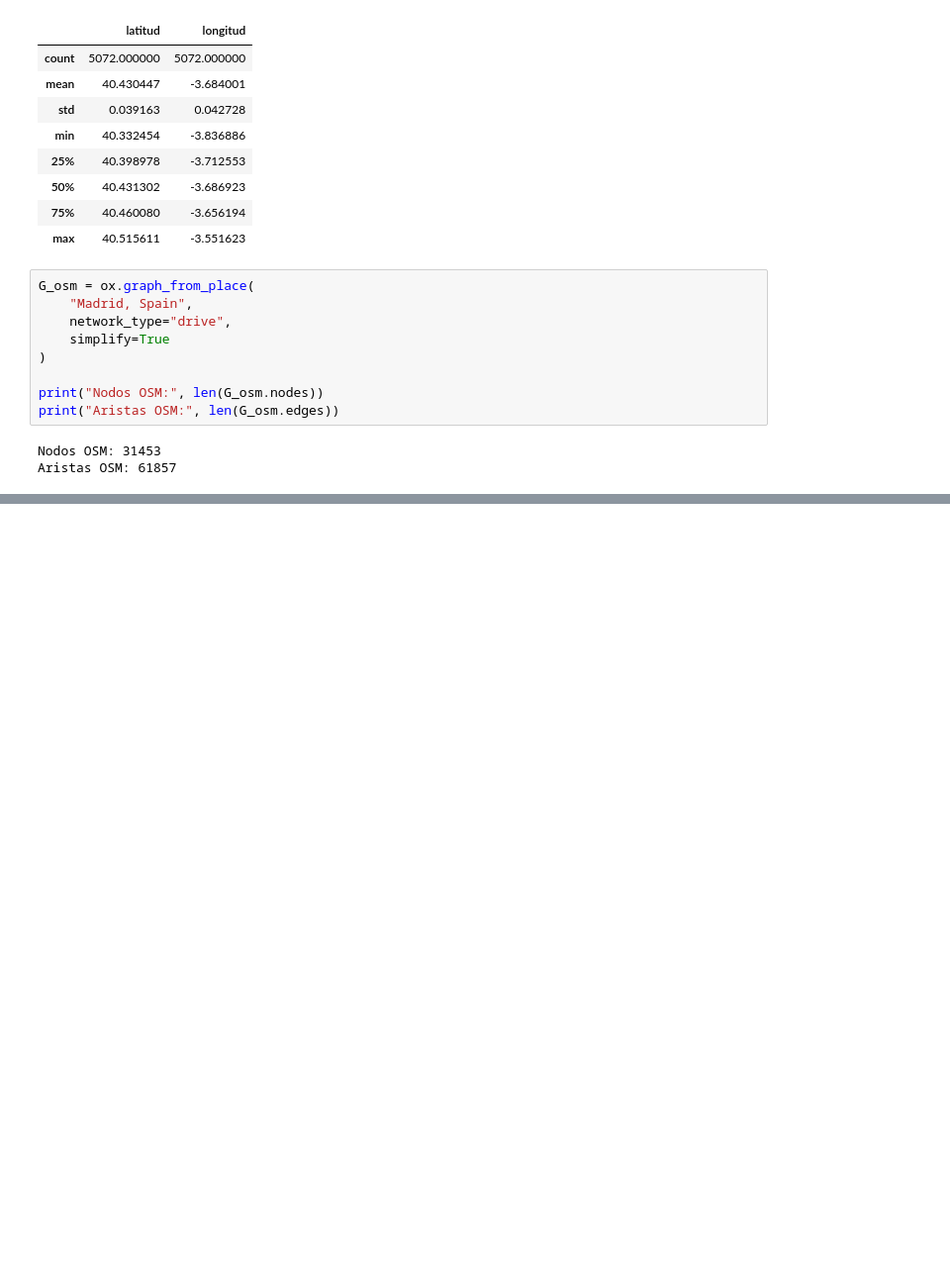
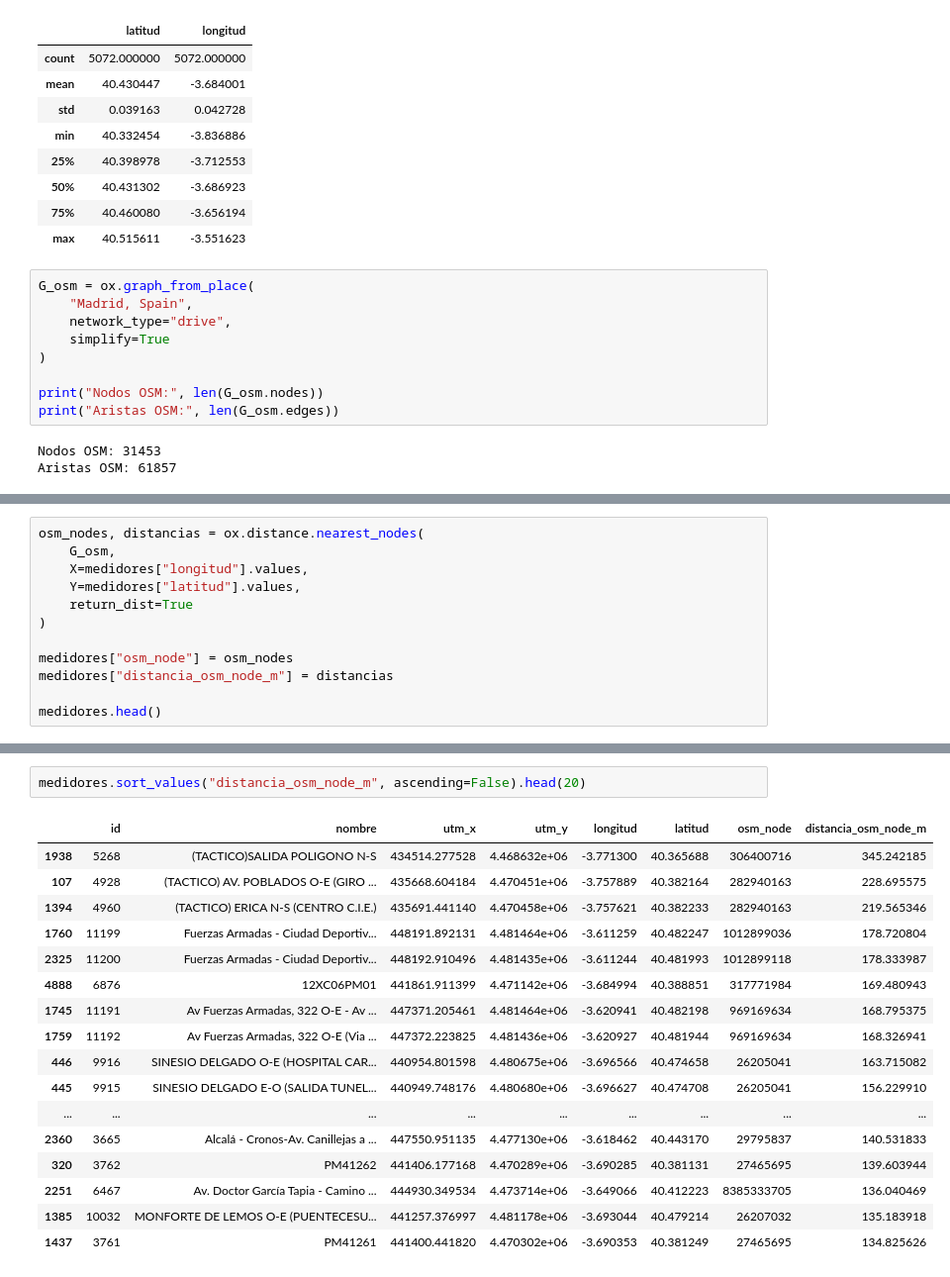
Before and after one commit to claudiaalozano/Movilidad_inteligente_madrid, a Jupyter notebook: grafo/grafo_puntos_medidore.ipynb, the cells around one changed output, grey strips where cells are left out. Shown at 99% size. Cells and saved outputs as stored; diff of their text form; blank space fills up the shorter version.

```diff
--- a/grafo/grafo_puntos_medidore.ipynb
+++ b/grafo/grafo_puntos_medidore.ipynb
@@ -136,0 +161,12 @@ Aristas OSM: 61857
+# %%
+osm_nodes, distancias = ox.distance.nearest_nodes(
+    G_osm,
+    X=medidores["longitud"].values,
+    Y=medidores["latitud"].values,
+    return_dist=True
+)
+
+medidores["osm_node"] = osm_nodes
+medidores["distancia_osm_node_m"] = distancias
+
+medidores.head()
@@ -136,0 +192,20 @@ Aristas OSM: 61857
+# %%
+medidores.sort_values("distancia_osm_node_m", ascending=False).head(20)
+# %% [output]
+|  | id | nombre | utm_x | utm_y | longitud | latitud | osm_node | distancia_osm_node_m |
+| 1938 | 5268 | (TACTICO)SALIDA POLIGONO N-S | 434514.277528 | 4.468632e+06 | -3.771300 | 40.365688 | 306400716 | 345.242185 |
+| 107 | 4928 | (TACTICO) AV. POBLADOS O-E (GIRO ... | 435668.604184 | 4.470451e+06 | -3.757889 | 40.382164 | 282940163 | 228.695575 |
+| 1394 | 4960 | (TACTICO) ERICA N-S (CENTRO C.I.E.) | 435691.441140 | 4.470458e+06 | -3.757621 | 40.382233 | 282940163 | 219.565346 |
+| 1760 | 11199 | Fuerzas Armadas - Ciudad Deportiv... | 448191.892131 | 4.481464e+06 | -3.611259 | 40.482247 | 1012899036 | 178.720804 |
+| 2325 | 11200 | Fuerzas Armadas - Ciudad Deportiv... | 448192.910496 | 4.481435e+06 | -3.611244 | 40.481993 | 1012899118 | 178.333987 |
+| 4888 | 6876 | 12XC06PM01 | 441861.911399 | 4.471142e+06 | -3.684994 | 40.388851 | 317771984 | 169.480943 |
+| 1745 | 11191 | Av Fuerzas Armadas, 322 O-E - Av ... | 447371.205461 | 4.481464e+06 | -3.620941 | 40.482198 | 969169634 | 168.795375 |
+| 1759 | 11192 | Av Fuerzas Armadas, 322 O-E (Via ... | 447372.223825 | 4.481436e+06 | -3.620927 | 40.481944 | 969169634 | 168.326941 |
+| 446 | 9916 | SINESIO DELGADO O-E (HOSPITAL CAR... | 440954.801598 | 4.480675e+06 | -3.696566 | 40.474658 | 26205041 | 163.715082 |
+| 445 | 9915 | SINESIO DELGADO E-O (SALIDA TUNEL... | 440949.748176 | 4.480680e+06 | -3.696627 | 40.474708 | 26205041 | 156.229910 |
+| ... | ... | ... | ... | ... | ... | ... | ... | ... |
+| 2360 | 3665 | Alcalá - Cronos-Av. Canillejas a ... | 447550.951135 | 4.477130e+06 | -3.618462 | 40.443170 | 29795837 | 140.531833 |
+| 320 | 3762 | PM41262 | 441406.177168 | 4.470289e+06 | -3.690285 | 40.381131 | 27465695 | 139.603944 |
+| 2251 | 6467 | Av. Doctor García Tapia - Camino ... | 444930.349534 | 4.473714e+06 | -3.649066 | 40.412223 | 8385333705 | 136.040469 |
+| 1385 | 10032 | MONFORTE DE LEMOS O-E (PUENTECESU... | 441257.376997 | 4.481178e+06 | -3.693044 | 40.479214 | 26207032 | 135.183918 |
+| 1437 | 3761 | PM41261 | 441400.441820 | 4.470302e+06 | -3.690353 | 40.381249 | 27465695 | 134.825626 |
```
Also changed, not shown: parts of 11 cells of this notebook.
